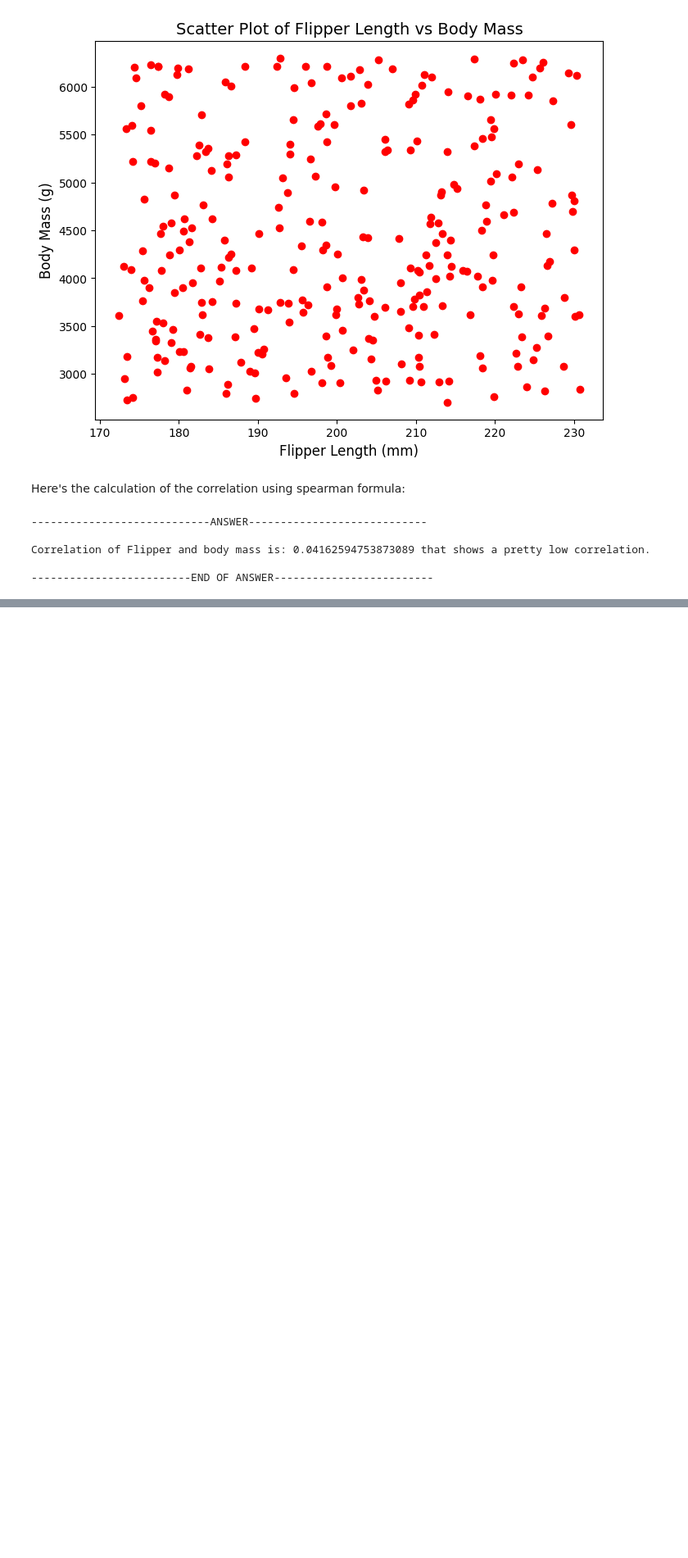
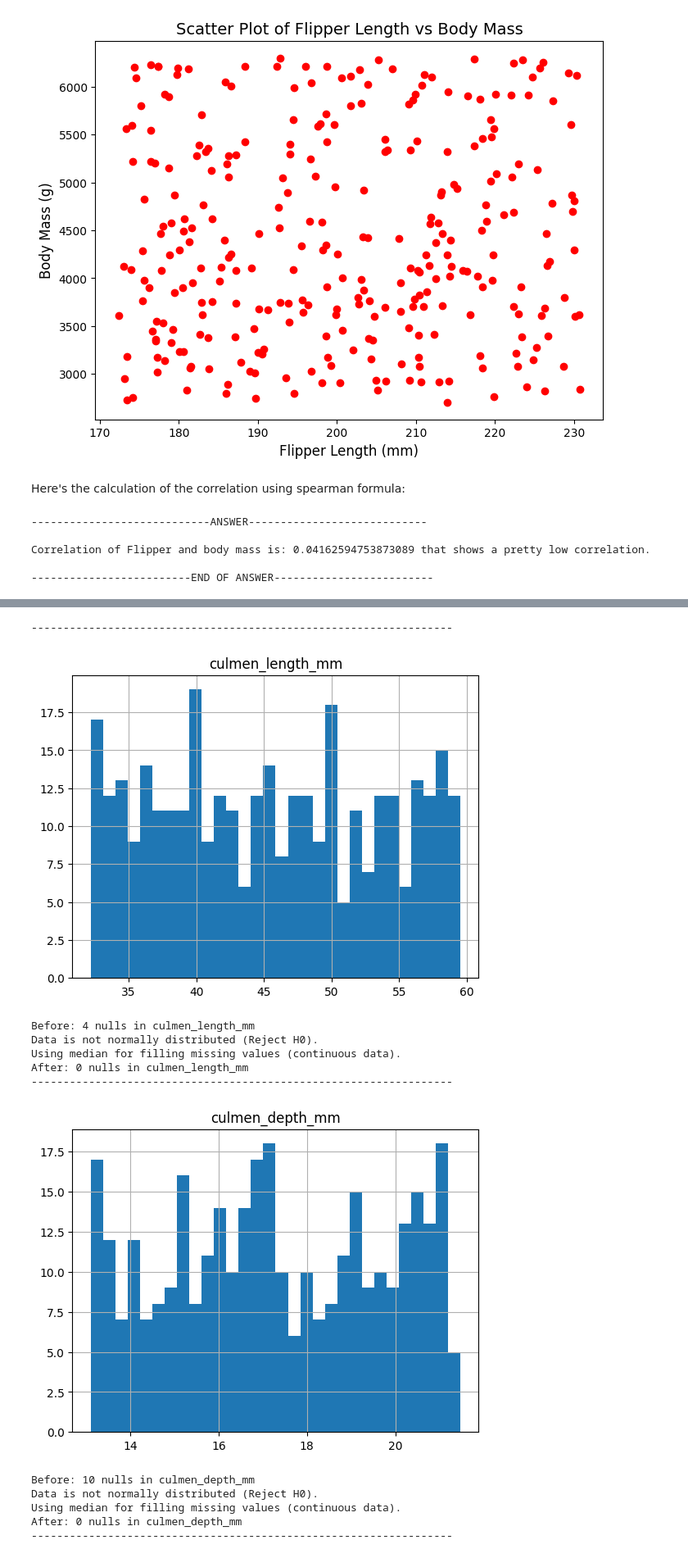
Before and after one commit to devtracer/AICourseProjects, a Jupyter notebook: main.ipynb, the cells around one changed output, grey strips where cells are left out. Shown at 82% size. Drawn from its saved outputs; the diff is of its cells as text; code cells hidden in the pictures; blank space fills up the shorter version.

```diff
--- a/main.ipynb
+++ b/main.ipynb
@@ -476,18 +504,0 @@ Q.15. مقادیر سلول های نان را با میانگین یا میان
-# %%
-import pandas as pd
-import scipy.stats as stats
-
-q15_col = ["species","island","culmen_length_mm","culmen_depth_mm","flipper_length_mm","body_mass_g","sex"]
-
-q15_numeric_columns = pddataUNCLEAN[q15_col].select_dtypes(include=['number']).columns
-
-for i in q15_numeric_columns:
-    if pddataUNCLEAN[i].nunique() > 1:
-        clean_data = pddataUNCLEAN[i].dropna()
-        stat, p_value = stats.shapiro(clean_data)
-        if p_value > 0.05:
-            print("Data is normally distributed")
-        else:
-            print("Data is not normally distributed")
-    else:
-        print(f"Column: {i} has constant values, skipping Shapiro-Wilk test.")
@@ -498,0 +505,58 @@ Data is not normally distributed
+# %%
+import pandas as pd
+import matplotlib.pyplot as plt
+from scipy.stats import shapiro
+
+q15_numeric_columns = pddataUNCLEAN.select_dtypes(include=['number']).columns.tolist()
+
+for i in q15_numeric_columns:
+    print("------------------------------------------------------------------")
+
+    non_null_data = pddataUNCLEAN[i].dropna()
+    non_null_data.hist(bins=30)
+    plt.title(i)
+    plt.show()
+
+    data_for_test = pddataUNCLEAN[i].dropna()
+
+    if len(data_for_test) < 3:
+        print(f"Not enough data to perform Shapiro-Wilk test for column {i}. Skipping...")
+        continue
+
+    stat, p_value = shapiro(data_for_test)
+
+    q15_beforeNun = pddataUNCLEAN[i].isnull().sum()
+    print(f"Before: {q15_beforeNun} nulls in {i}")
+
+    if p_value > 0.05:
+        print("Data is normally distributed (Fail to reject H0).")
+        mean_value = pddataUNCLEAN[i].mean()
+        pddataUNCLEAN[i] = pddataUNCLEAN[i].fillna(mean_value)
+    else:
+        print("Data is not normally distributed (Reject H0).")
+        median_value = pddataUNCLEAN[i].median()
+        mode_value = pddataUNCLEAN[i].mode()[0]
+
+        if pddataUNCLEAN[i].nunique() < 10:
+            print("Using mode for filling missing values (categorical data).")
+            pddataUNCLEAN[i] = pddataUNCLEAN[i].fillna(mode_value)
+        else:
+            print("Using median for filling missing values (continuous data).")
+            pddataUNCLEAN[i] = pddataUNCLEAN[i].fillna(median_value)
+
+    q15_afterNun = pddataUNCLEAN[i].isnull().sum()
+    print(f"After: {q15_afterNun} nulls in {i}")
+# %% [output]
+------------------------------------------------------------------
+[figure, added]
+Before: 4 nulls in culmen_length_mm
+Data is not normally distributed (Reject H0).
+Using median for filling missing values (continuous data).
+After: 0 nulls in culmen_length_mm
+------------------------------------------------------------------
+[figure, added]
+Before: 10 nulls in culmen_depth_mm
+Data is not normally distributed (Reject H0).
+Using median for filling missing values (continuous data).
+After: 0 nulls in culmen_depth_mm
+------------------------------------------------------------------
```
Also changed, not shown: parts of 31 cells of this notebook, 1 other file.
